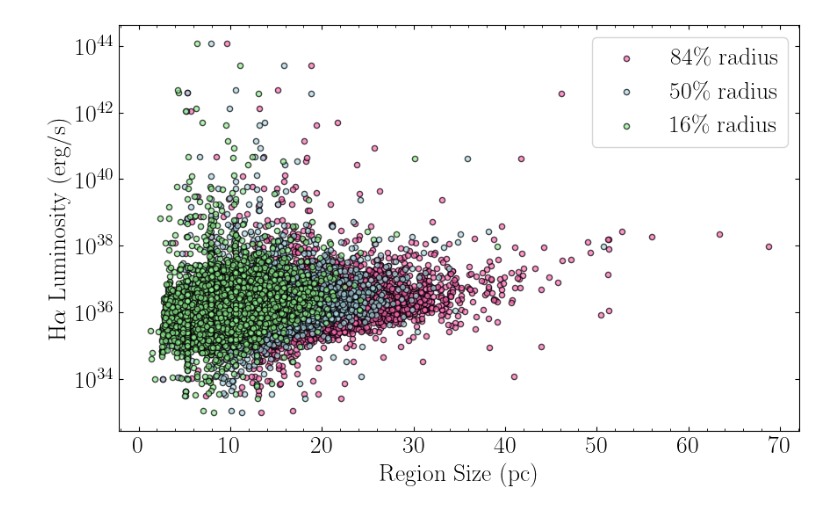
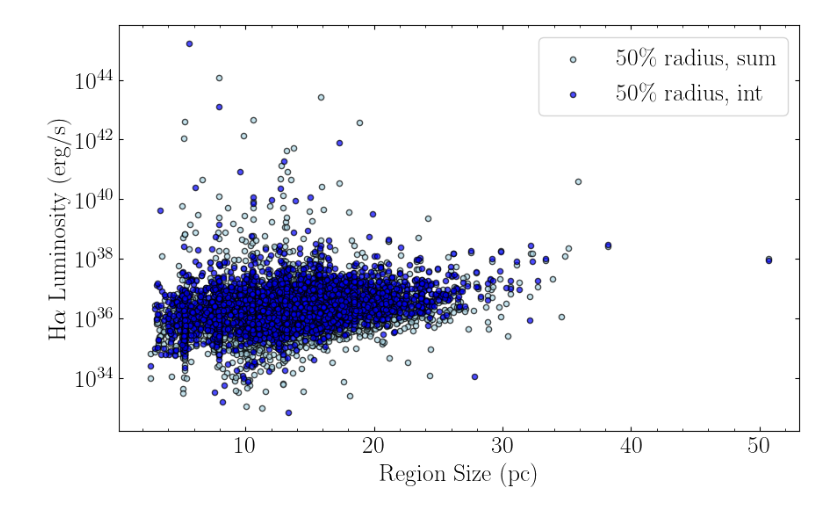
Before and after one commit to emmajarvis/M33-HII-region-catalog, a Jupyter notebook: 8_catalog_plots.ipynb, the cells around one changed output. Saved outputs shown, nothing was run; the diff lists cells and outputs as text; code cells hidden in the pictures.

```diff
--- a/8_catalog_plots.ipynb
+++ b/8_catalog_plots.ipynb
@@ -1182,18 +1183,20 @@ Warning: SNR columns not found; skipping SNR cut.
 # %%
 # plot radius vs luminosity
 #don't include regions with tiny radius
 mask = (cat['radius_p16_pc'] > 1) & (cat['radius_p50_pc'] > 1) & (cat['radius_p84_pc'] > 1)
 
 plt.figure(figsize=(10, 6))
-plt.scatter(cat['radius_p84_pc'][mask], cat['L_Ha_raw_dered'][mask], s=20, alpha=0.7, edgecolor='k', color = 'hotpink', label = r'84\% radius')
-plt.scatter(cat['radius_p50_pc'][mask], cat['L_Ha_raw_dered'][mask], s=20, alpha=0.7, edgecolor='k', color = 'lightblue', label = r'50\% radius')
-plt.scatter(cat['radius_p16_pc'][mask], cat['L_Ha_raw_dered'][mask], s=20, alpha=0.7, edgecolor='k', color = 'lightgreen', label = r'16\% radius')
+# plt.scatter(cat['radius_p84_pc'][mask], cat['L_Ha_sum_dered'][mask], s=20, alpha=0.7, edgecolor='k', color = 'hotpink', label = r'84\% radius')
+plt.scatter(cat['radius_p50_pc'][mask], cat['L_Ha_sum_dered'][mask], s=20, alpha=0.7, edgecolor='k', color = 'lightblue', label = r'50\% radius, sum')
+plt.scatter(cat['radius_p50_pc'][mask], cat['L_Ha_int_dered'][mask], s=20, alpha=0.7, edgecolor='k', color = 'blue', label = r'50\% radius, int')
+
+# plt.scatter(cat['radius_p16_pc'][mask], cat['L_Ha_sum_dered'][mask], s=20, alpha=0.7, edgecolor='k', color = 'lightgreen', label = r'16\% radius')
 plt.yscale('log')
 plt.xlabel('Region Size (pc)')
 plt.ylabel(r'H$\alpha$ Luminosity (erg/s)')
 plt.minorticks_on()
 plt.legend()
 plt.savefig('plots/M33_HII_luminosity_vs_radius.png', dpi=300, bbox_inches='tight')
 plt.show()
 # %% [output]
-[figure, old version]
+[figure, new version]
```
Also changed, not shown: parts of 8 cells of this notebook, 10 other files.
